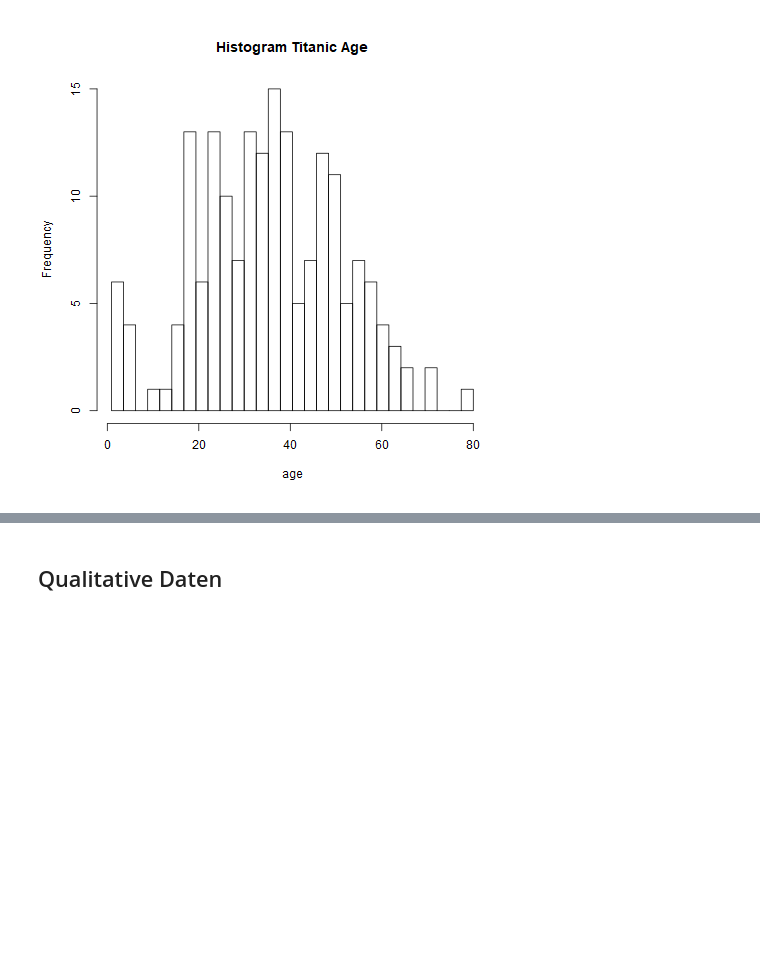
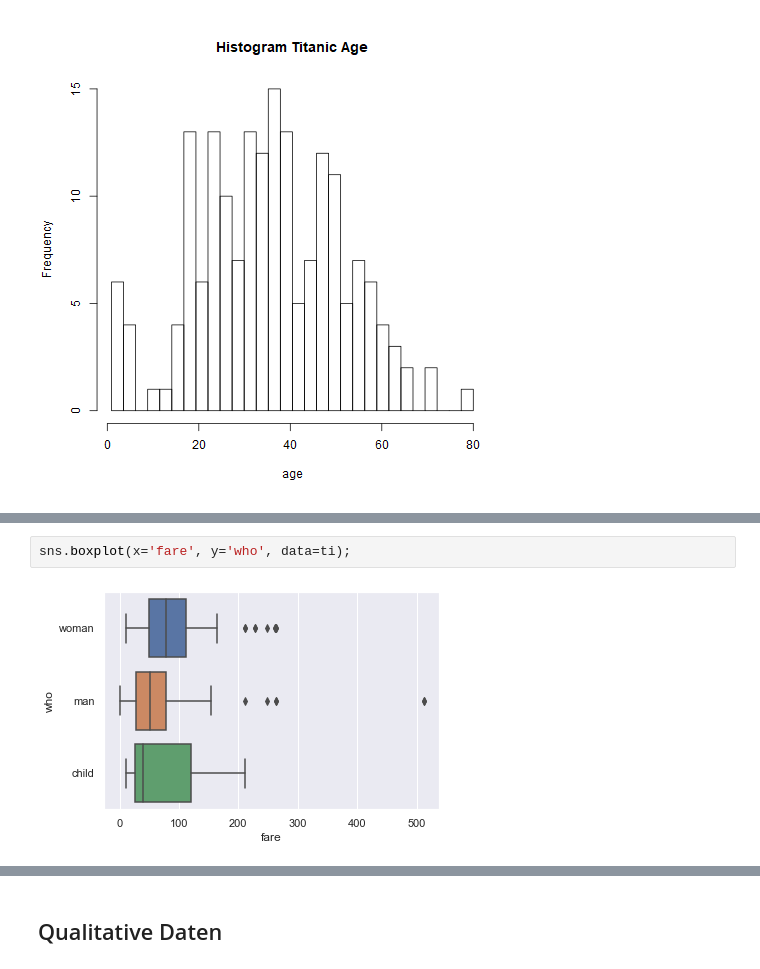
Before and after one commit to kurbaniec/everything-data-science, a Jupyter notebook: Visualisation.ipynb, the cells around one changed output, grey strips where cells are left out. Drawn from its saved outputs; the diff is of its cells as text; blank space fills up the shorter version.

```diff
--- a/Visualisation.ipynb
+++ b/Visualisation.ipynb
@@ -135,0 +165,4 @@ hist(ti$Age, breaks=breakInterval(ti$Age, 30), xlab="age", main="Histogram Titan
+# %%
+sns.boxplot(x='fare', y='who', data=ti);
+# %% [output]
+[figure, added]
```
Also changed, not shown: parts of 9 cells of this notebook, 1 other file.
